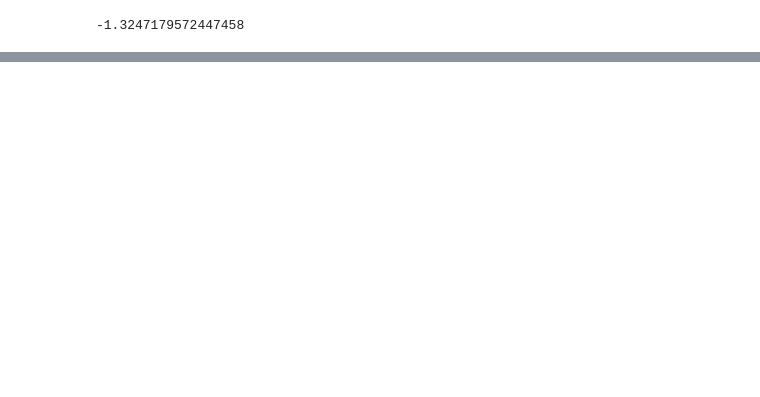
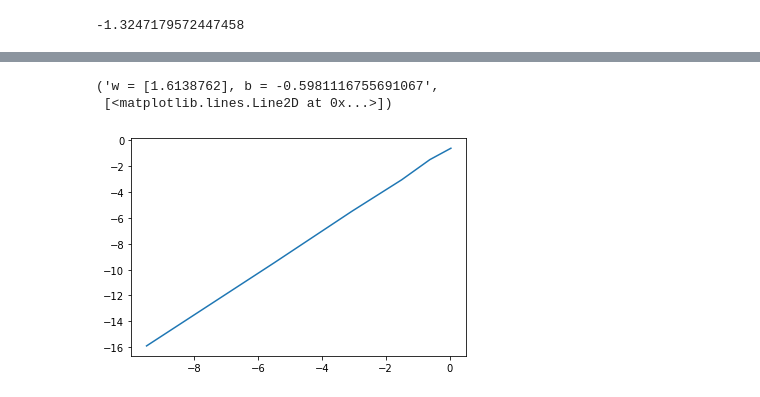
Before and after one commit to sergioarnold87/Practica_Sergio, a Jupyter notebook: Metodos_Numericos__Ceros.ipynb, the cells around one changed output, grey strips where cells are left out. Drawn from its saved outputs; the diff is of its cells as text; code cells hidden in the pictures; blank space fills up the shorter version.

```diff
--- a/Metodos_Numericos__Ceros.ipynb
+++ b/Metodos_Numericos__Ceros.ipynb
@@ -74,0 +136,31 @@ def puntofijo(x0,TOL,N_max, g=function).
+# %%
+def function(x):
+  return math.exp(-x)-(2/x)+1
+# %%
+def secante(x0,x1,TOL,N_max,f=function):
+  """
+    Dada una función f definida en los reales con valores iniciales x0 y x1 con f(x0) distinto de f(x1),
+    devuelve un cero de la función usando el método de la secante.
+
+
+    Parámetros:
+    * x0,x1: Primeras iteraciones
+    * TOL: Diferencia máxima entre dos iteraciones seguidas
+    * N_max: Número máximo de iteraciones
+    * f: función definida en los reales
+
+
+    Valor de retorno
+    * cero: f(cero) es aproximadamente 0
+  """
+  y0=f(x0)
+  y1=f(x1)
+  for i in range(N_max):
+    x=x1-((x0-x1)/(y0-y1))*y1
+    if abs(x-x1)<TOL:
+      return x
+    x0=x1
+    y0=y1
+    x1=x
+    y1=f(x)
+  return x, "hemos superado el numero maximo de iteraciones"
@@ -74,0 +175,3 @@ def puntofijo(x0,TOL,N_max, g=function).
+# %%
+def function(x):
+  return math.exp(-x)-(2/x)+1
@@ -74,0 +312,6 @@ def puntofijo(x0,TOL,N_max, g=function).
+# %%
+convSec(0.5,1,100)
+# %% [output]
+('w = [1.6138762], b = -0.5981116755691067',
+ [<matplotlib.lines.Line2D at 0x...>])
+[figure, added]
```
Also changed, not shown: parts of 27 cells of this notebook.
